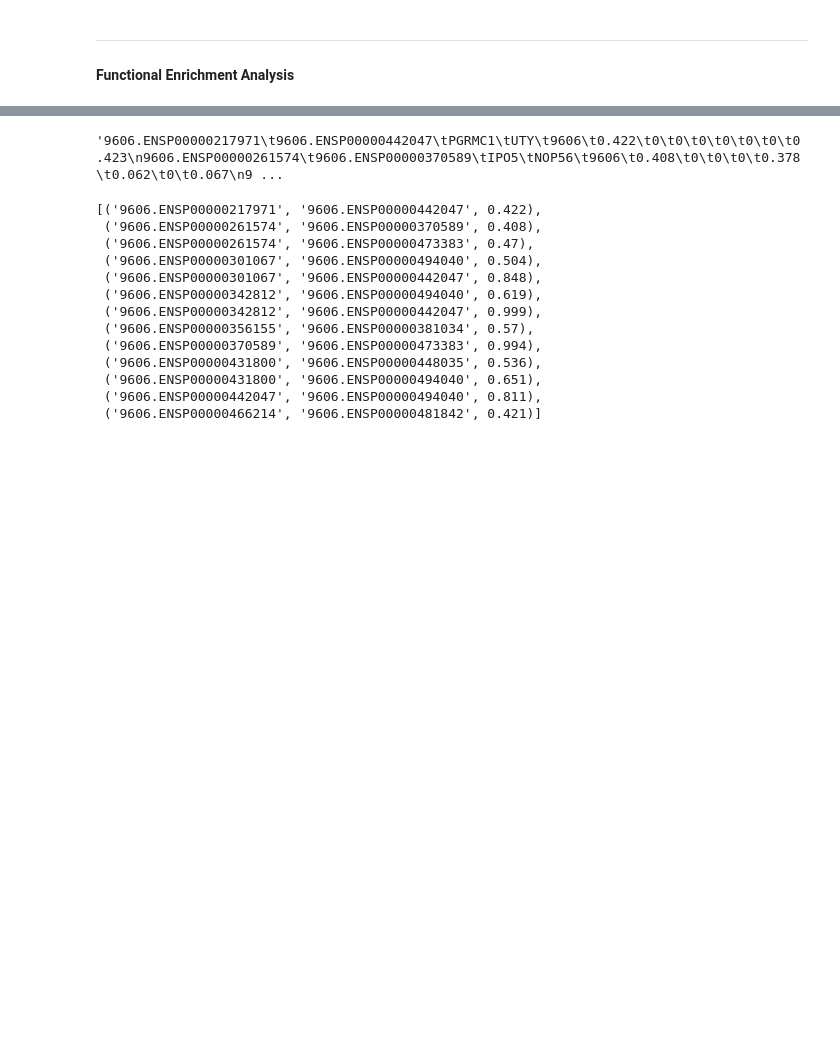
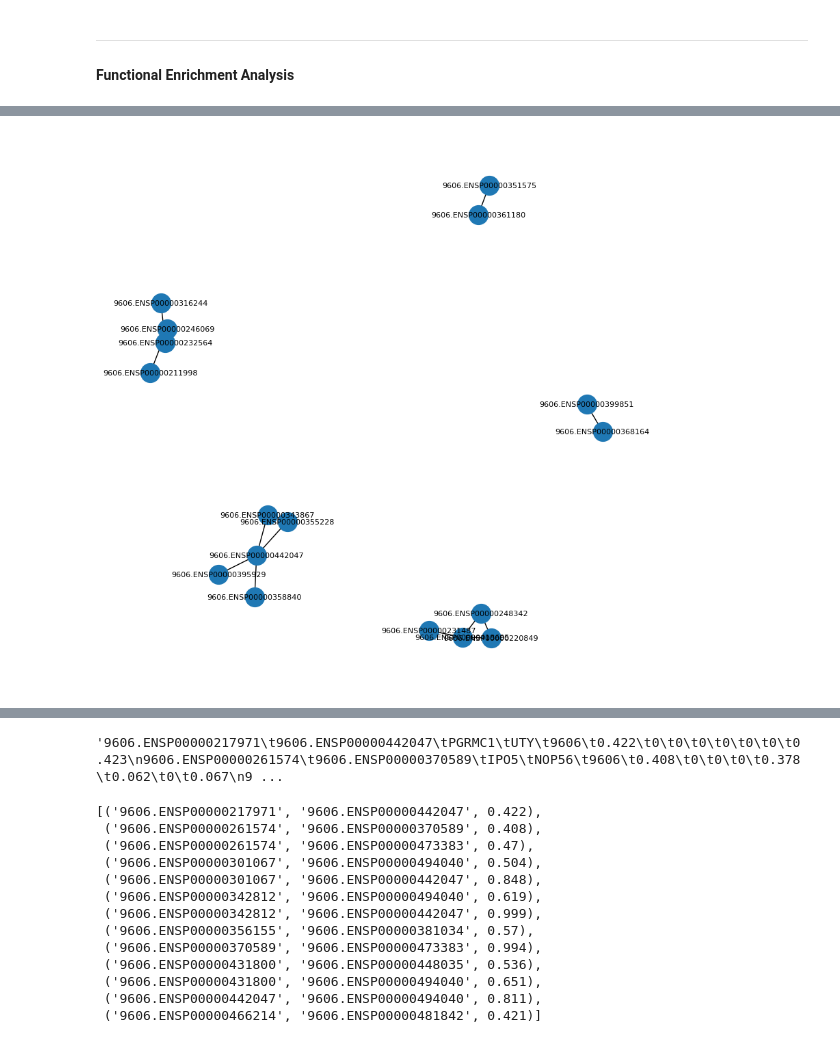
Before and after one commit to powwowath/pyMSpro, a Jupyter notebook: 00_simple_pipeline.ipynb, the cells around one changed output, grey strips where cells are left out. Cells and saved outputs as stored; diff of their text form; code cells hidden in the pictures; blank space fills up the shorter version.

```diff
--- a/00_simple_pipeline.ipynb
+++ b/00_simple_pipeline.ipynb
@@ -186,0 +360,15 @@ sdb = StringClient(server_url="https://string-db.org/api", output_format="tsv-no
+# %%
+# Create a network with the interactions
+import networkx as nx
+G = nx.Graph()
+G.add_weighted_edges_from(interactions)
+
+
+# Plot the network
+plt.figure(figsize=(8, 8))
+pos = nx.spring_layout(G)
+nx.draw(G, pos, node_size=400, width=1)
+nx.draw_networkx_labels(G, pos, labels={n: n for n in G.nodes()}, font_size=8)
+plt.show()
+# %% [output]
+[figure, added]
```
Also changed, not shown: parts of 28 cells of this notebook, 1 other file.
